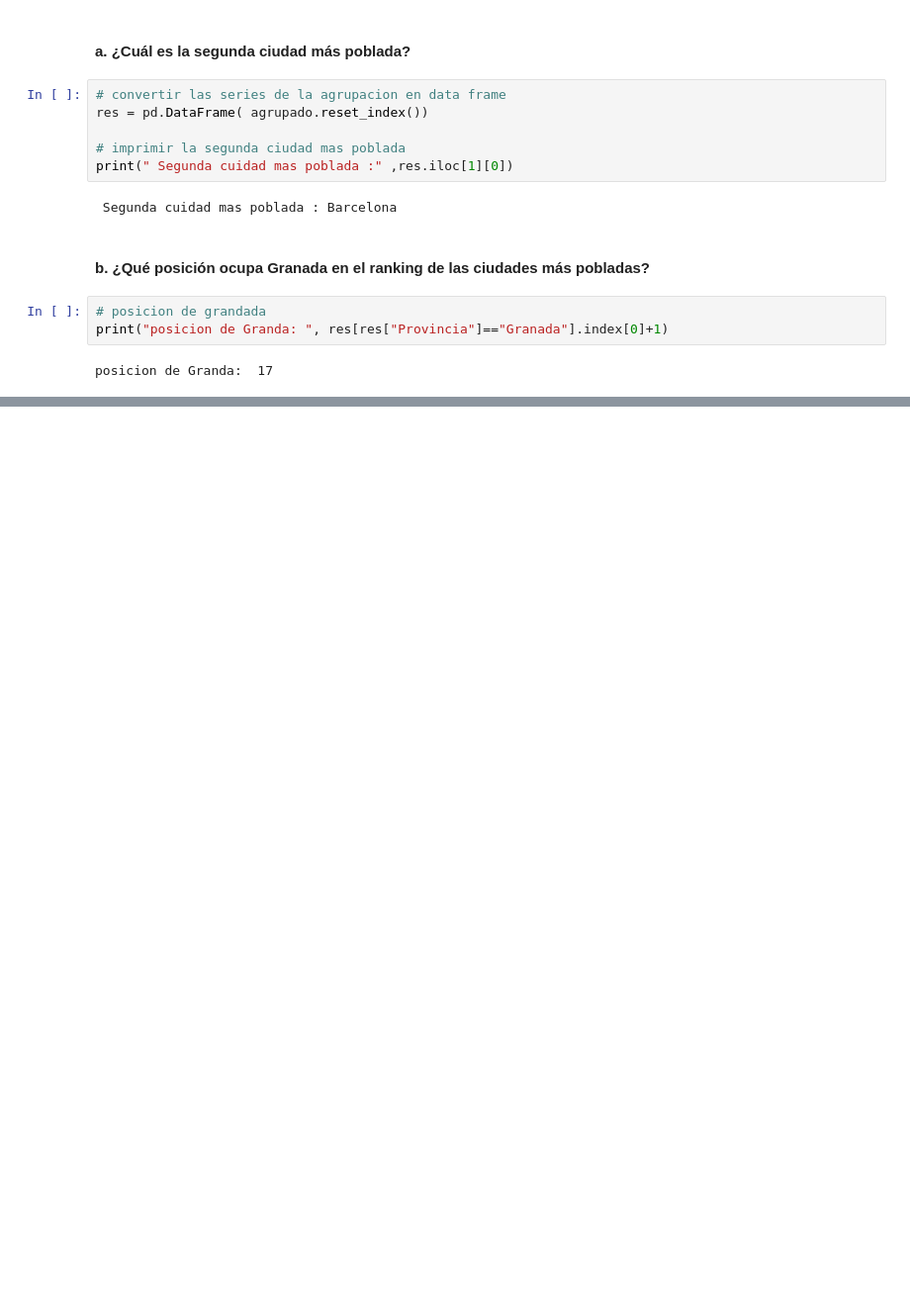
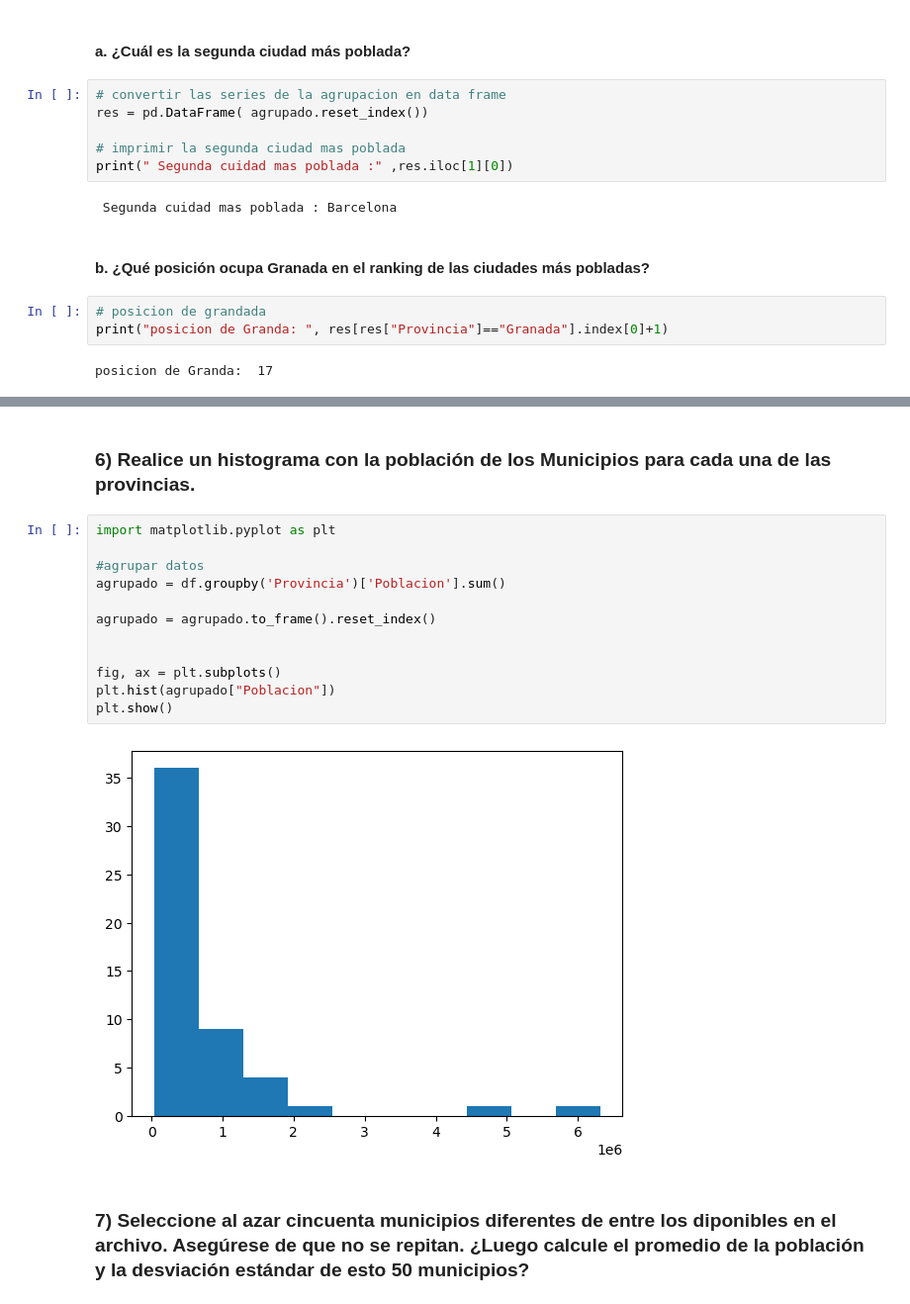
Before and after one commit to nafuent/Tareas_python, a Jupyter notebook: Laboratorio3-15004337.ipynb, the cells around one changed output, grey strips where cells are left out. Shown at 99% size. Cells and saved outputs as stored; diff of their text form; blank space fills up the shorter version.

```diff
--- a/Laboratorio3-15004337.ipynb
+++ b/Laboratorio3-15004337.ipynb
@@ -185,0 +222,18 @@ posicion de Granda:  17
+# %% [markdown]
+### 6) Realice un histograma con la población de los Municipios para cada una de las provincias.
+# %%
+import matplotlib.pyplot as plt
+
+#agrupar datos
+agrupado = df.groupby('Provincia')['Poblacion'].sum()
+
+agrupado = agrupado.to_frame().reset_index()
+
+
+fig, ax = plt.subplots()
+plt.hist(agrupado["Poblacion"])
+plt.show()
+# %% [output]
+[figure, added]
+# %% [markdown]
+### 7) Seleccione al azar cincuenta municipios diferentes de entre los diponibles en el archivo. Asegúrese de que no se repitan. ¿Luego calcule el promedio de la población y la desviación estándar de esto 50 municipios?
```
Also changed, not shown: parts of 9 cells of this notebook.
